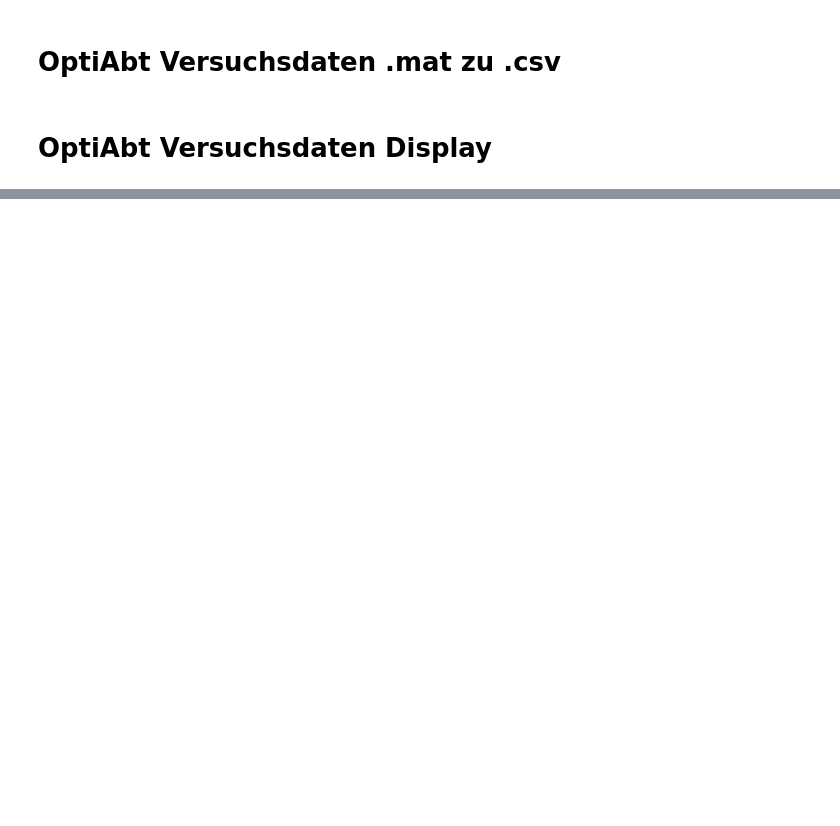
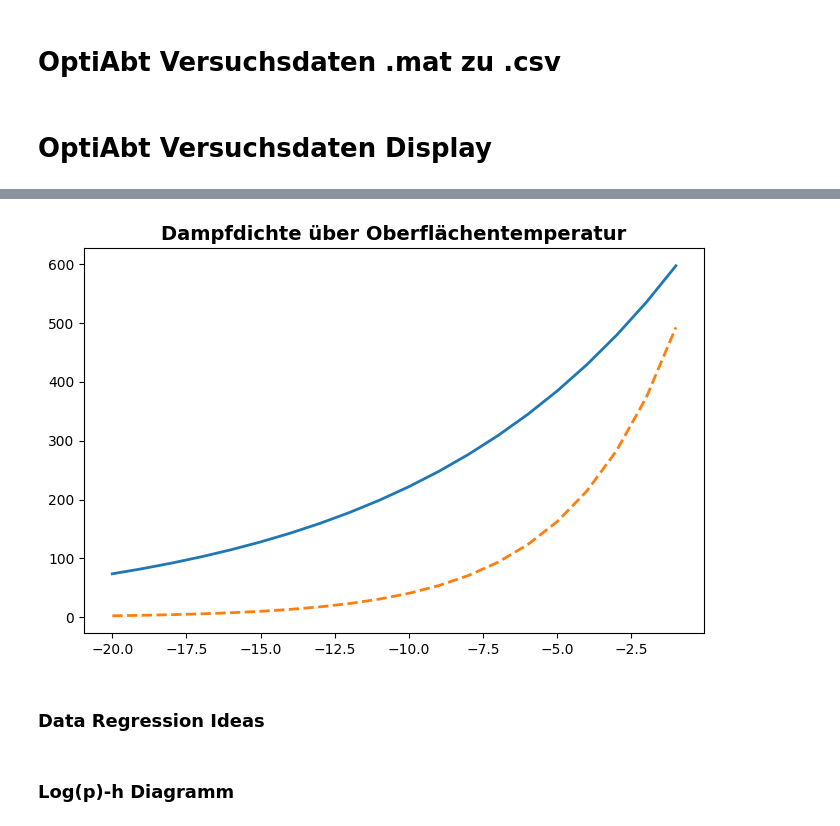
Before and after one commit to RWTH-EBC/vclibpy, a Jupyter notebook: frost_evaporator_nba/notebooks/OptiAbt_Daten_management.ipynb, the cells around one changed output, grey strips where cells are left out. Cells and saved outputs as stored; diff of their text form; code cells hidden in the pictures; blank space fills up the shorter version.

```diff
--- a/frost_evaporator_nba/notebooks/OptiAbt_Daten_management.ipynb
+++ b/frost_evaporator_nba/notebooks/OptiAbt_Daten_management.ipynb
@@ -421,0 +321,27 @@ for VERSUCH_NR in EXPERIMENT_IDS:
+# %%
+import numpy as np
+import matplotlib.pyplot as plt
+
+a = 494.0
+b = 0.11
+c = -0.06
+
+
+# Convert K to Celsius
+T_dew_C = -5
+
+T_f_C = np.arange(-20,0)
+
+density = a * np.exp(b * T_f_C + c * T_dew_C)
+density_2 = 650.0 * np.exp(0.277 * T_f_C)
+
+
+plt.figure(figsize=(8,5))
+plt.plot(T_f_C, density, label=f'Taupunkt: {T_dew_C}°C', linewidth=2)
+plt.plot(T_f_C, density_2, label='Alternative Formel', linestyle='--', linewidth=2)
+plt.title('Dampfdichte über Oberflächentemperatur', fontsize=14, fontweight='bold')
+plt.show()
+# %% [output]
+[figure, added]
+# %% [markdown]
+### Data Regression Ideas
@@ -421,0 +562,2 @@ for VERSUCH_NR in EXPERIMENT_IDS:
+# %% [markdown]
+### Log(p)-h Diagramm
```
Also changed, not shown: parts of 16 cells of this notebook, 15 other files.
